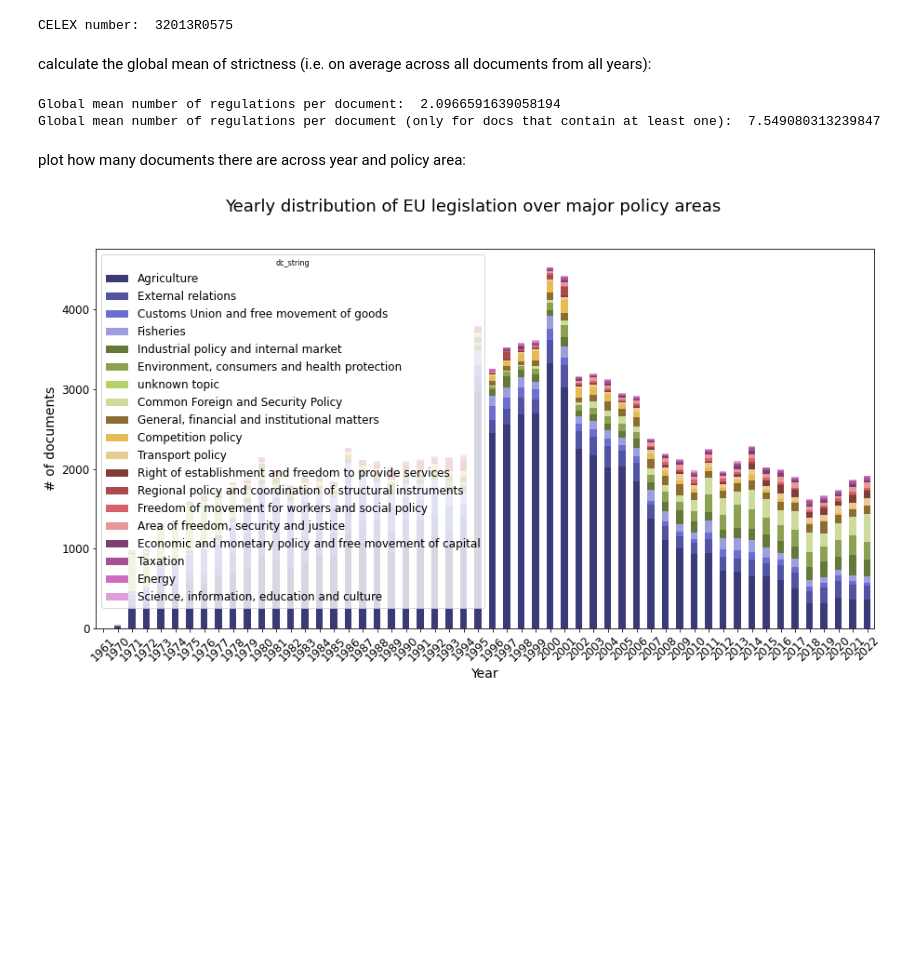
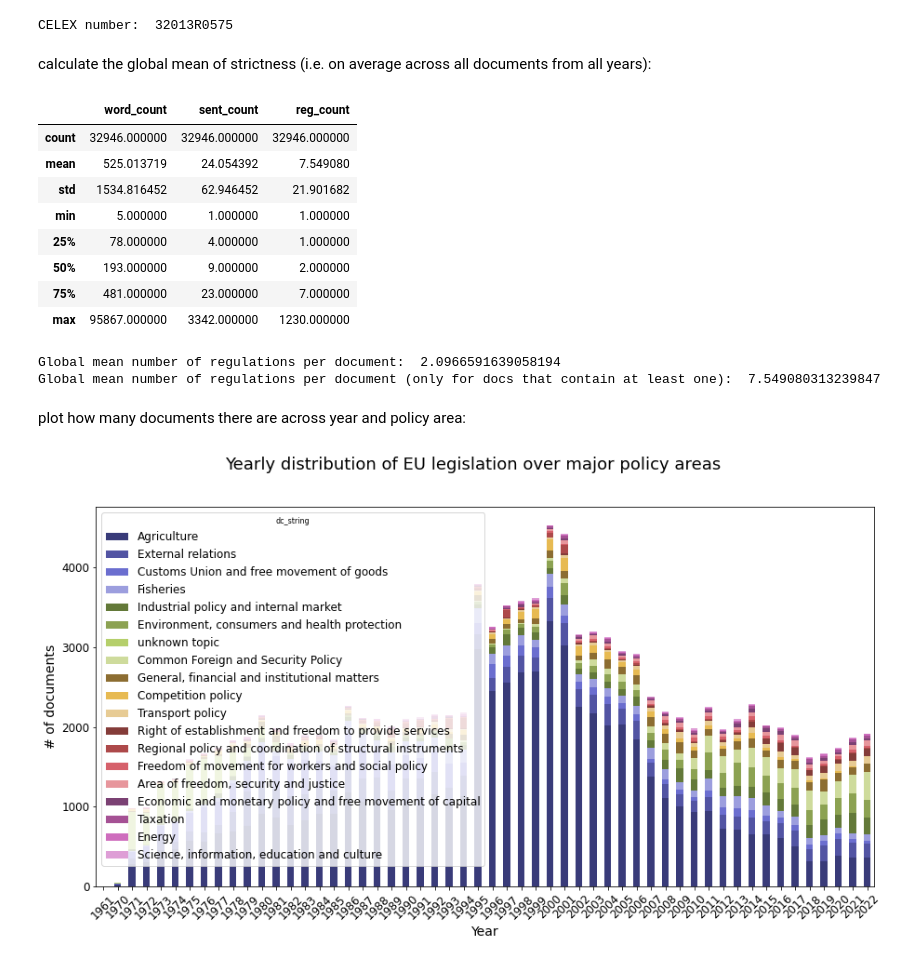
Before and after one commit to nature-of-eu-rules/eu-legislation-strictness-analysis, a Jupyter notebook: analysis.ipynb, the cells around one changed output. Cells and saved outputs as stored; diff of their text form; code cells hidden in the pictures; blank space fills up the shorter version.

```diff
--- a/analysis.ipynb
+++ b/analysis.ipynb
@@ -67,12 +69,25 @@ calculate the global mean of strictness (i.e. on average across all documents fr
 # %%
 global_mean = metadata_df['reg_count'].mean()
 nonzero_df = metadata_df[metadata_df['reg_count'] > 0]
 mean_for_nonzero = nonzero_df['reg_count'].mean()
-print('Global mean number of regulations per document: ', global_mean)
-print('Global mean number of regulations per document (only for docs that contain at least one): ', mean_for_nonzero)
+describe_nonzero_df = nonzero_df[list(desc_cols)] # remove irrelevant columns
+describe_nonzero_df.describe()
 # %% [output]
-Global mean number of regulations per document:  2.0966591639058194
-Global mean number of regulations per document (only for docs that contain at least one):  7.549080313239847
+|  | word_count | sent_count | reg_count |
+| count | 32946.000000 | 32946.000000 | 32946.000000 |
+| mean | 525.013719 | 24.054392 | 7.549080 |
+| std | 1534.816452 | 62.946452 | 21.901682 |
+| min | 5.000000 | 1.000000 | 1.000000 |
+| 25% | 78.000000 | 4.000000 | 1.000000 |
+| 50% | 193.000000 | 9.000000 | 2.000000 |
+| 75% | 481.000000 | 23.000000 | 7.000000 |
+| max | 95867.000000 | 3342.000000 | 1230.000000 |
+# %%
+print('Global mean number of regulations per document: ', global_mean)
+print('Global mean number of regulations per document (only for docs that contain at least one): ', mean_for_nonzero)
+# %% [output]
+Global mean number of regulations per document:  2.0966591639058194
+Global mean number of regulations per document (only for docs that contain at least one):  7.549080313239847
 # %% [markdown]
 plot how many documents there are across year and policy area:
 # %%
```
Also changed, not shown: parts of 10 cells of this notebook, 1 other file.
